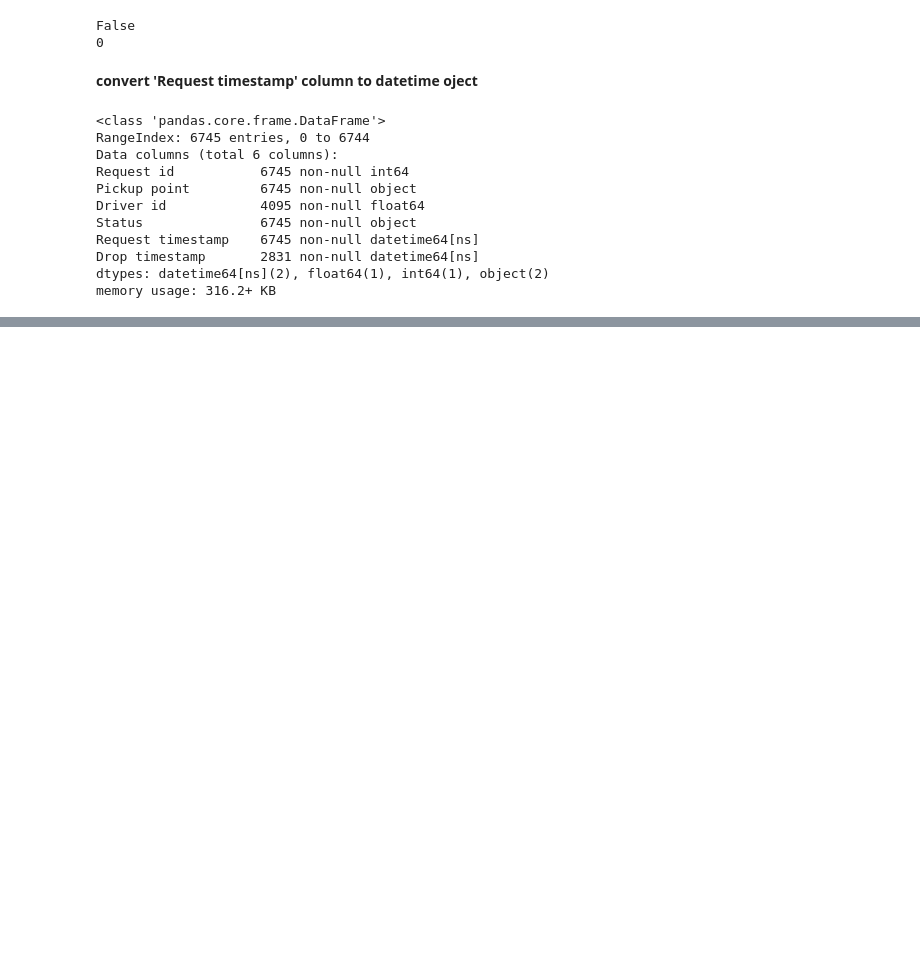
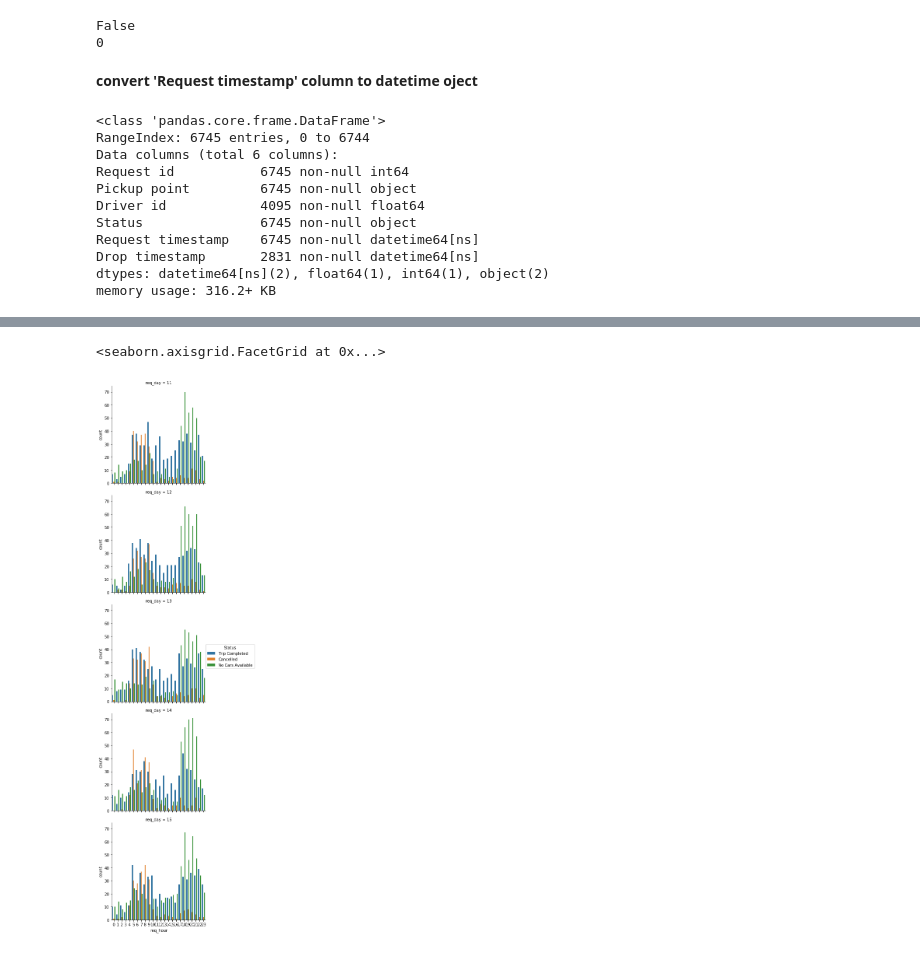
Before and after one commit to SrajanKumarShukla/Uber-Case-Study, a Jupyter notebook: Uber_Case_Study.ipynb, the cells around one changed output, grey strips where cells are left out. Saved outputs shown, nothing was run; the diff lists cells and outputs as text; code cells hidden in the pictures; blank space fills up the shorter version.

```diff
--- a/Uber_Case_Study.ipynb
+++ b/Uber_Case_Study.ipynb
@@ -147,0 +170,6 @@ df["req_day"] = req_day
+# %%
+# factor plot of hour and day w.r.t. status
+sns.factorplot(x = "req_hour", hue = "Status", row = "req_day", data = df, kind = "count")
+# %% [output]
+<seaborn.axisgrid.FacetGrid at 0x...>
+[figure, added]
```
Also changed, not shown: parts of 32 cells of this notebook.
